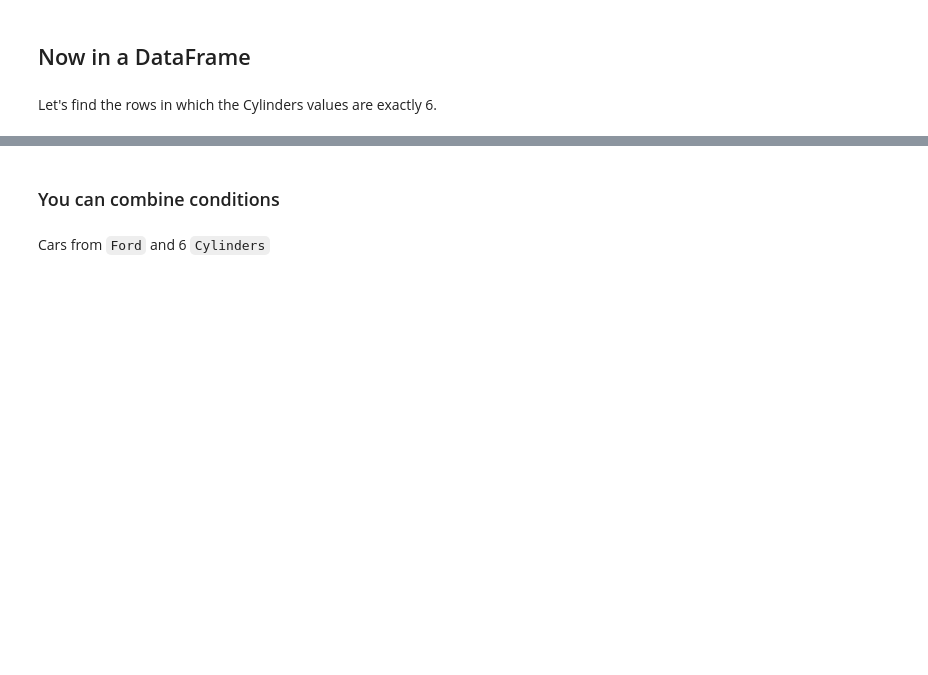
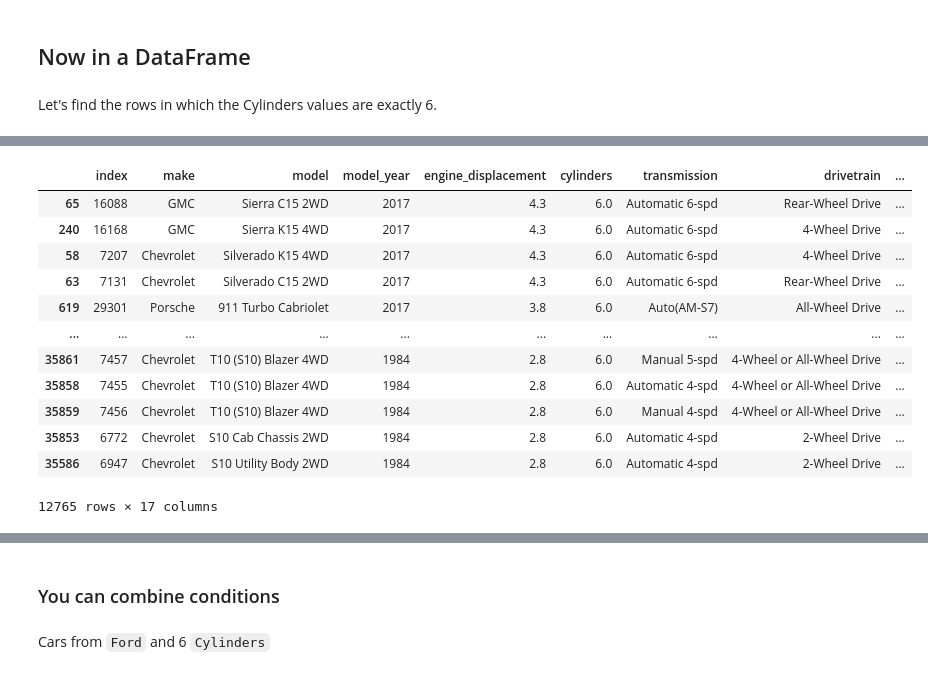
Before and after one commit to pedroteche-ih/64_PT_NOV202111, a Jupyter notebook: aulas/64 DA PT NOV-2021 Aula 20211202.ipynb, the cells around one changed output, grey strips where cells are left out. Cells and saved outputs as stored; diff of their text form; code cells hidden in the pictures; blank space fills up the shorter version.

```diff
--- a/aulas/64 DA PT NOV-2021 Aula 20211202.ipynb
+++ b/aulas/64 DA PT NOV-2021 Aula 20211202.ipynb
@@ -215,7 +565,21 @@ sum(cyl_6)
 # %%
-tb_veic_cyl6 = tb_veic[cyl_6]
+#tb_veic_cyl6 = tb_veic[cyl_6]
 # mais abreviado seria:
-# tb_veic_cyl6 = tb_veic[tb_veic['cylinders'] == 6]
+tb_veic_cyl6 = tb_veic[tb_veic['cylinders'] == 6]
 tb_veic_cyl6
+# %% [output]
+|  | index | make | model | model_year | engine_displacement | cylinders | transmission | drivetrain | ... |
+| 65 | 16088 | GMC | Sierra C15 2WD | 2017 | 4.3 | 6.0 | Automatic 6-spd | Rear-Wheel Drive | ... |
+| 240 | 16168 | GMC | Sierra K15 4WD | 2017 | 4.3 | 6.0 | Automatic 6-spd | 4-Wheel Drive | ... |
+| 58 | 7207 | Chevrolet | Silverado K15 4WD | 2017 | 4.3 | 6.0 | Automatic 6-spd | 4-Wheel Drive | ... |
+| 63 | 7131 | Chevrolet | Silverado C15 2WD | 2017 | 4.3 | 6.0 | Automatic 6-spd | Rear-Wheel Drive | ... |
+| 619 | 29301 | Porsche | 911 Turbo Cabriolet | 2017 | 3.8 | 6.0 | Auto(AM-S7) | All-Wheel Drive | ... |
+| ... | ... | ... | ... | ... | ... | ... | ... | ... | ... |
+| 35861 | 7457 | Chevrolet | T10 (S10) Blazer 4WD | 1984 | 2.8 | 6.0 | Manual 5-spd | 4-Wheel or All-Wheel Drive | ... |
+| 35858 | 7455 | Chevrolet | T10 (S10) Blazer 4WD | 1984 | 2.8 | 6.0 | Automatic 4-spd | 4-Wheel or All-Wheel Drive | ... |
+| 35859 | 7456 | Chevrolet | T10 (S10) Blazer 4WD | 1984 | 2.8 | 6.0 | Manual 4-spd | 4-Wheel or All-Wheel Drive | ... |
+| 35853 | 6772 | Chevrolet | S10 Cab Chassis 2WD | 1984 | 2.8 | 6.0 | Automatic 4-spd | 2-Wheel Drive | ... |
+| 35586 | 6947 | Chevrolet | S10 Utility Body 2WD | 1984 | 2.8 | 6.0 | Automatic 4-spd | 2-Wheel Drive | ... |
+12765 rows × 17 columns
 # %%
 tb_veic_cyl6.describe()
```
Also changed, not shown: parts of 80 cells of this notebook.
